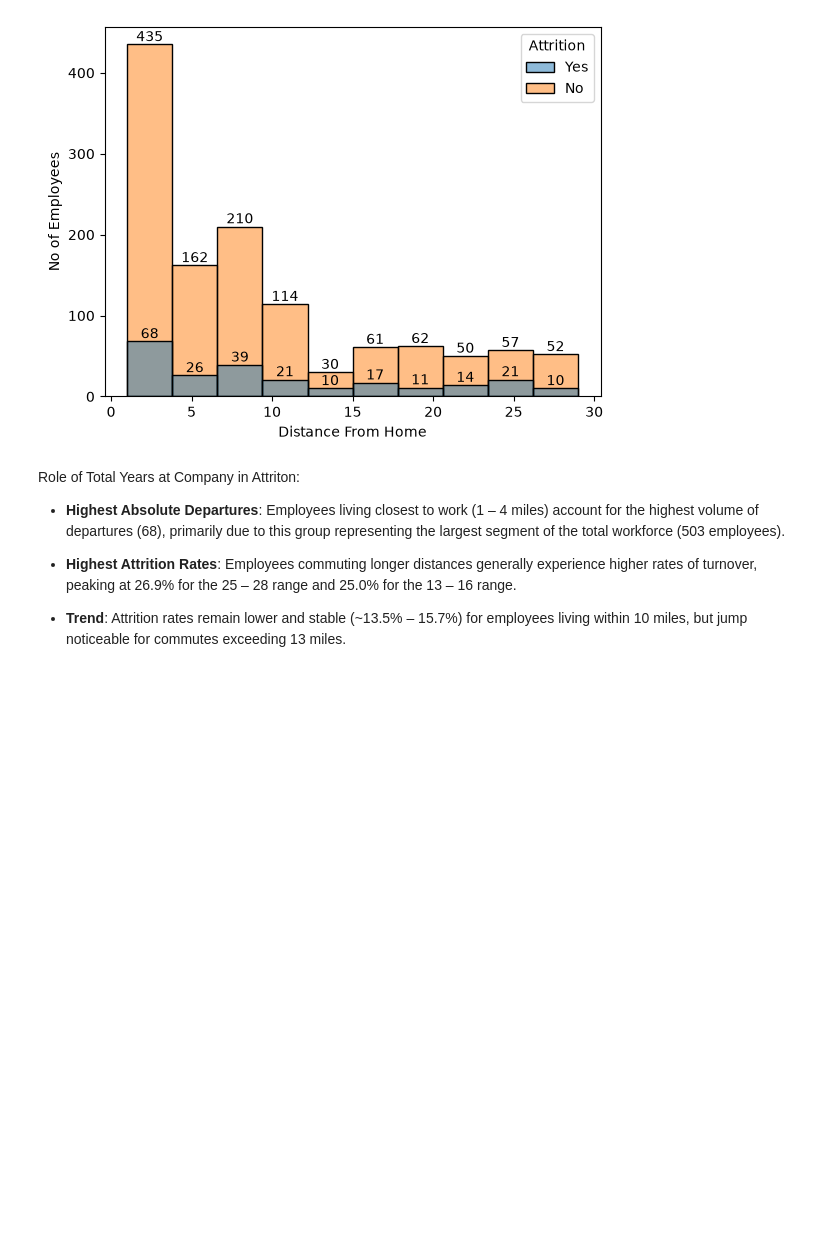
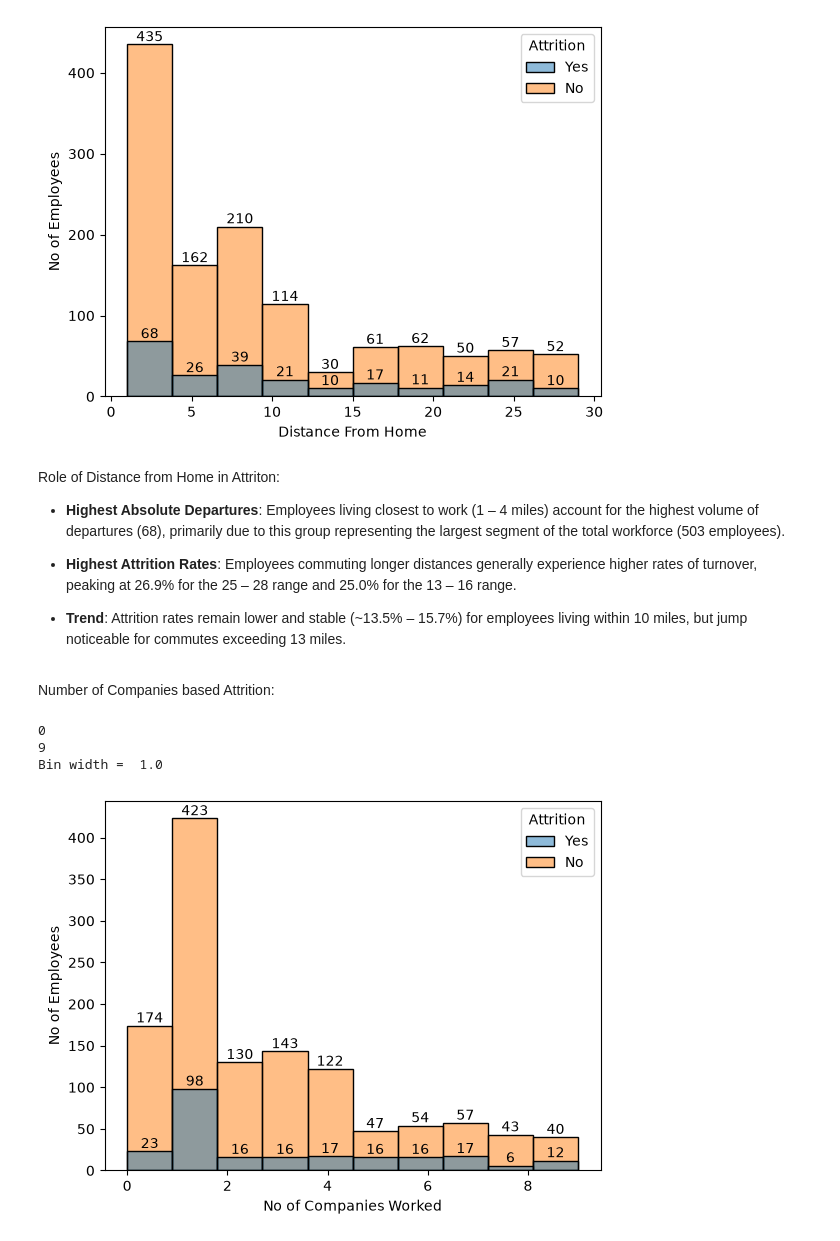
Before and after one commit to praveenkumar231205/ibm-hr-analytics-python, a Jupyter notebook: 01_eda_and_insights.ipynb, the cells around one changed output. Cells and saved outputs as stored; diff of their text form; code cells hidden in the pictures; blank space fills up the shorter version.

Commit message:
No of Companies Worked done

```diff
--- a/01_eda_and_insights.ipynb
+++ b/01_eda_and_insights.ipynb
@@ -560,9 +560,28 @@ plt.show()
 # %% [output]
 [figure]
 # %% [markdown]
-Role of Total Years at Company in Attriton:
+Role of Distance from Home in Attriton:
 * **Highest Absolute Departures**: Employees living closest to work (1 – 4 miles) account for the highest volume of departures (68), primarily due to this group representing the largest segment of the total workforce (503 employees).
 
 * **Highest Attrition Rates**: Employees commuting longer distances generally experience higher rates of turnover, peaking at 26.9% for the 25 – 28 range and 25.0% for the 13 – 16 range.
 
 * **Trend**: Attrition rates remain lower and stable (~13.5% – 15.7%) for employees living within 10 miles, but jump noticeable for commutes exceeding 13 miles.
+# %% [markdown]
+Number of Companies based Attrition:
+# %%
+print(df["NumCompaniesWorked"].min())
+print(df["NumCompaniesWorked"].max())
+print("Bin width = ", np.ceil((df["NumCompaniesWorked"].max()-df["NumCompaniesWorked"].min())/10))
+# %% [output]
+0
+9
+Bin width =  1.0
+# %%
+graph = sns.histplot(data= df, x="NumCompaniesWorked", hue="Attrition", bins=10)
+graph.bar_label(graph.containers[0])
+graph.bar_label(graph.containers[1])
+plt.xlabel("No of Companies Worked")
+plt.ylabel("No of Employees")
+plt.show()
+# %% [output]
+[figure, added]
```
Also changed, not shown: parts of 1 cell of this notebook.
